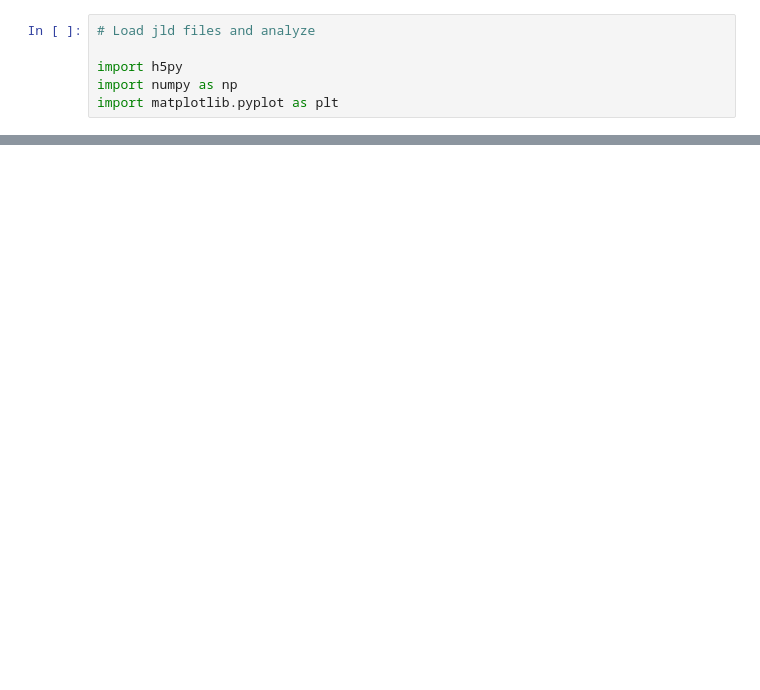
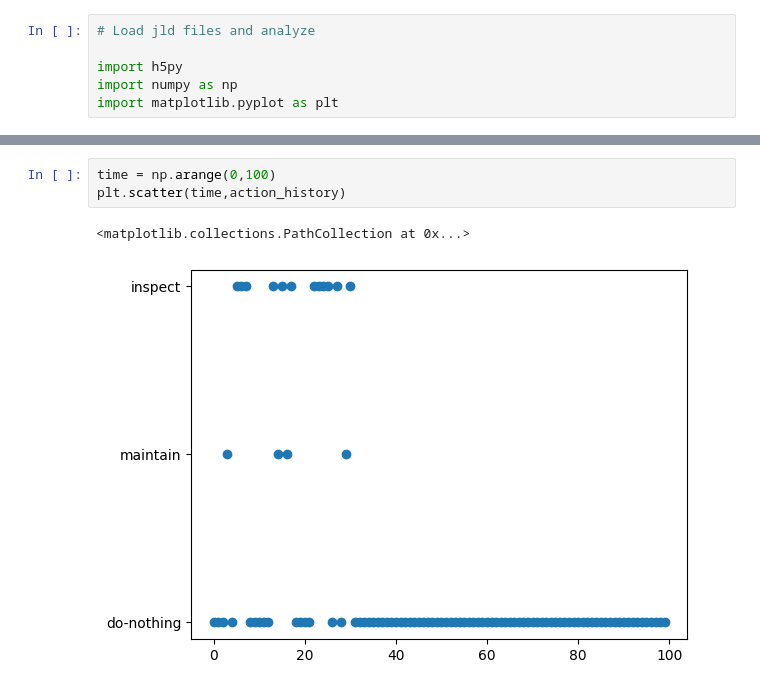
Before and after one commit to leadcatlab/welfare-maximization-cdc, a Jupyter notebook: simulations/results/analyze_data.ipynb, the cells around one changed output, grey strips where cells are left out. Saved outputs shown, nothing was run; the diff lists cells and outputs as text; blank space fills up the shorter version.

```diff
--- a/simulations/results/analyze_data.ipynb
+++ b/simulations/results/analyze_data.ipynb
@@ -19,0 +28,6 @@ plt.plot(survive_data[1,:])
+# %%
+time = np.arange(0,100)
+plt.scatter(time,action_history)
+# %% [output]
+<matplotlib.collections.PathCollection at 0x...>
+[figure, added]
```
Also changed, not shown: parts of 5 cells of this notebook.
